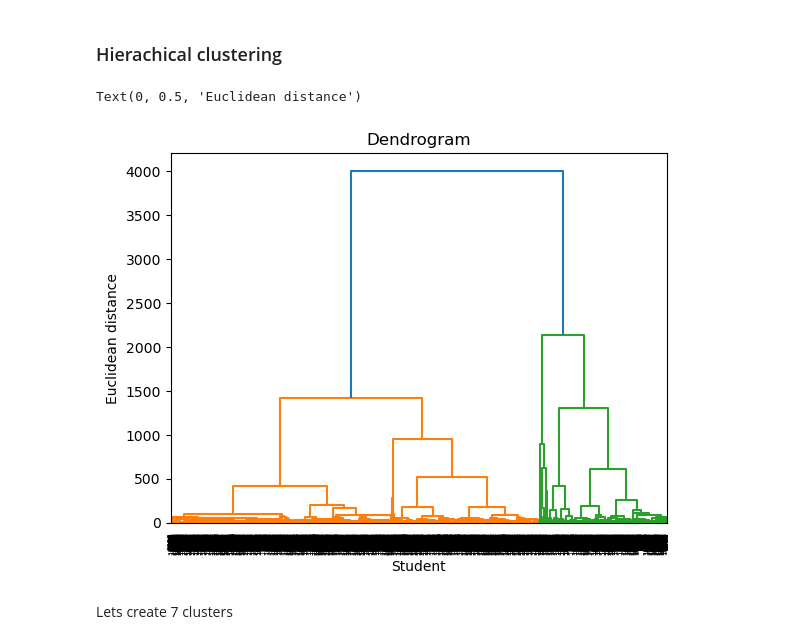
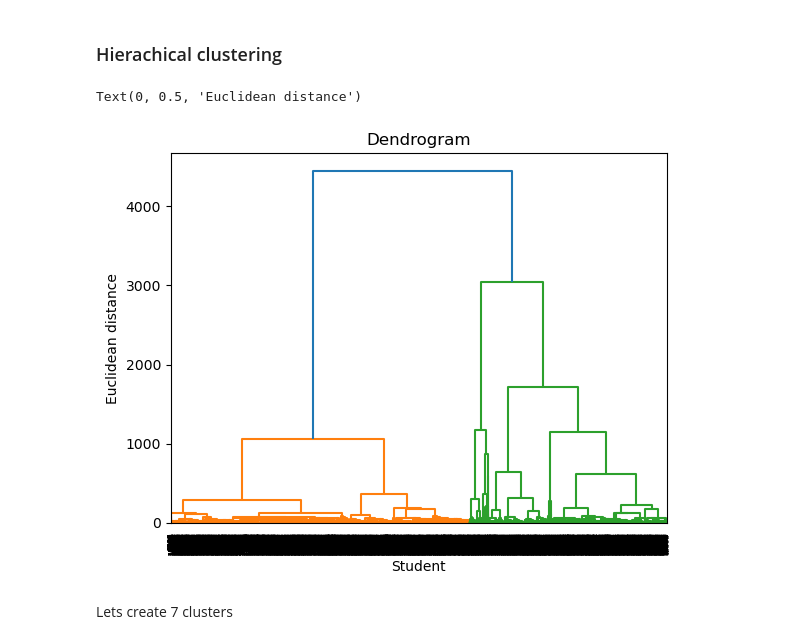
Before and after one commit to lam1910/social-media-preferences, a Jupyter notebook: model/notebook/cluster-friend-gropup.ipynb, the cells around one changed output. Cells and saved outputs as stored; diff of their text form; code cells hidden in the pictures.

Commit message:
Train clustering on whole input set

```diff
--- a/model/notebook/cluster-friend-gropup.ipynb
+++ b/model/notebook/cluster-friend-gropup.ipynb
@@ -182,10 +184,8 @@ ohe_res_test = ohe.transform(X_test.loc[:, one_hot_cols])
 # %%
 # drop old columns
-X_train = X_train.drop(one_hot_cols, axis=1)
-X_test = X_test.drop(one_hot_cols, axis=1)
+X = X.drop(one_hot_cols, axis=1)
 # add new categorical columns
-X_train = pd.concat([X_train, ohe_res_train], axis=1)
-X_test = pd.concat([X_test, ohe_res_test], axis=1)
+X = pd.concat([X, ohe_res_train], axis=1)
 # %% [markdown]
 ### Scale feature
 # %%
@@ -198,21 +198,16 @@ sts = StandardScaler()
 mms.set_output(transform='pandas')
 sts.set_output(transform='pandas')
 
-mms.fit(X_train.loc[:, ['gradyear']])
+mms.fit(X.loc[:, ['gradyear']])
 # the first 2 columns are gradyear, gender
-sts.fit(X_train.loc[:, list(dtype_dict.keys())[4:]])
+sts.fit(X.loc[:, list(dtype_dict.keys())[4:]])
 # %% [output]
 StandardScaler()
 # %%
 # Transfrom
-mms_res_train = mms.transform(X_train.loc[:, ['gradyear']])
-mms_res_test = mms.transform(X_test.loc[:, ['gradyear']])
-
-sts_res_train = sts.transform(X_train.loc[:, list(dtype_dict.keys())[4:]])
-sts_res_test = sts.transform(X_test.loc[:, list(dtype_dict.keys())[4:]])
+mms_res_train = mms.transform(X.loc[:, ['gradyear']])
+sts_res_train = sts.transform(X.loc[:, list(dtype_dict.keys())[4:]])
 # %%
-X_train['gradyear'] = mms_res_train
-X_test['gradyear'] = mms_res_test
-X_train[list(dtype_dict.keys())[4:]] = sts_res_train
-X_test[list(dtype_dict.keys())[4:]] = sts_res_test
+X['gradyear'] = mms_res_train
+X[list(dtype_dict.keys())[4:]] = sts_res_train
 # %%
@@ -231,14 +226,14 @@ X_train.head()
 ### Hierachical clustering
 # %%
 #using the dendrogram to pick the number of clusters
-dendrogram = sch.dendrogram(sch.linkage(X_train, method = 'ward'))
+dendrogram = sch.dendrogram(sch.linkage(X, method = 'ward'))
 f = plt.figure(1)
 plt.title('Dendrogram')
 plt.xlabel('Student')
 plt.ylabel('Euclidean distance')
 # %% [output]
 Text(0, 0.5, 'Euclidean distance')
-[figure, old version]
+[figure, new version]
 # %% [markdown]
 Lets create 7 clusters
 # %%
```
Also changed, not shown: parts of 17 cells of this notebook.
